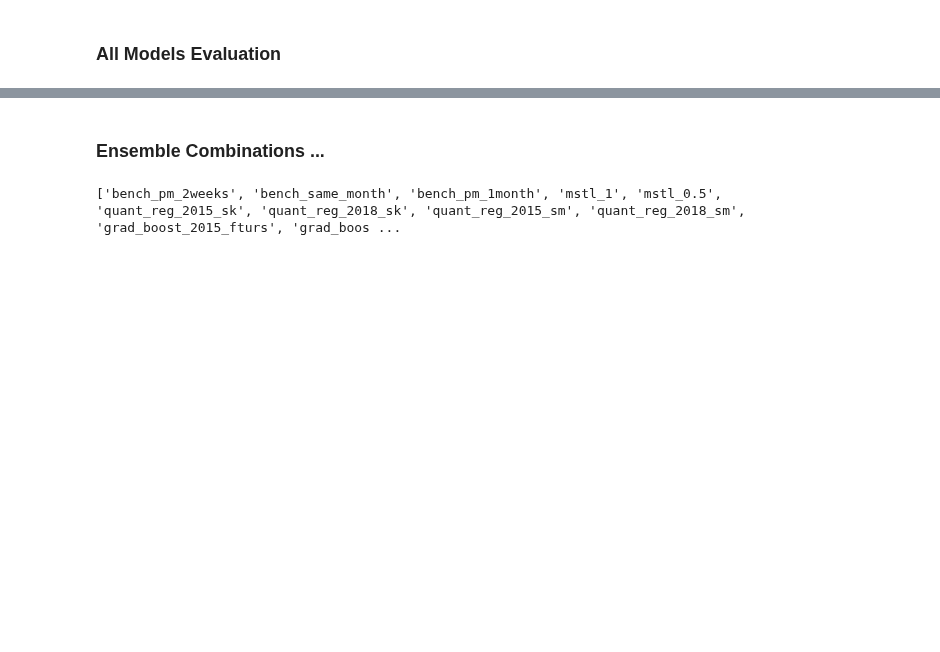
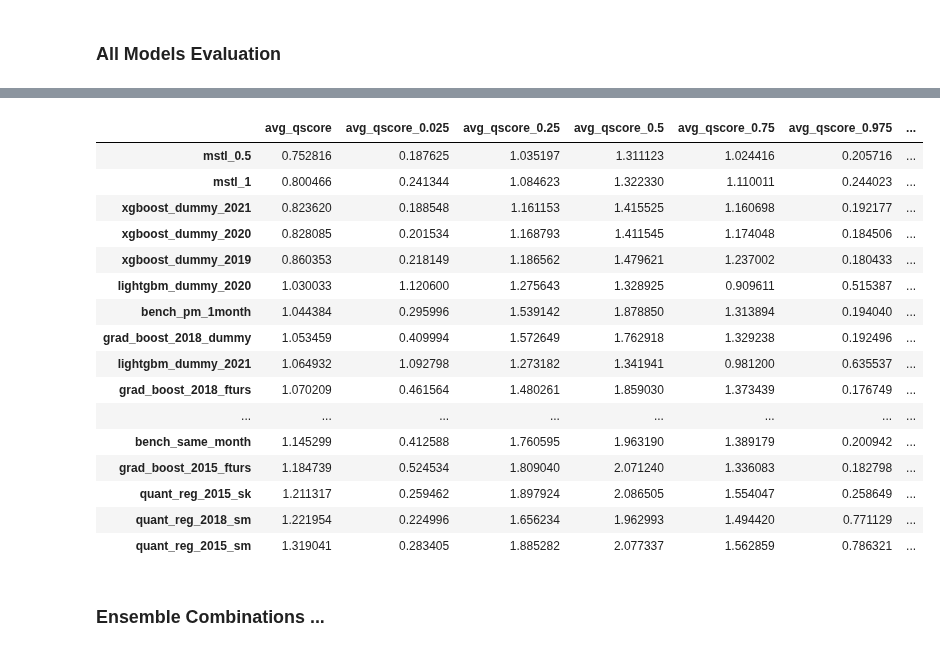
Before and after one commit to hikotei/2023_11-PTSFC, a Jupyter notebook: energy/2024_03_28 evaluate ensemble.ipynb, the cells around one changed output, grey strips where cells are left out. Drawn from its saved outputs; the diff is of its cells as text; code cells hidden in the pictures; blank space fills up the shorter version.

```diff
--- a/energy/2024_03_28 evaluate ensemble.ipynb
+++ b/energy/2024_03_28 evaluate ensemble.ipynb
@@ -106,9 +59,48 @@ dtype: object
+# %%
+input_dict = scores_dict
+all_weekly_df_dict = {}
+
+for week_key, weekly_scores in input_dict.items():
+
+    weekly_scores_df_out = pd.DataFrame(index=list(input_dict[list(input_dict.keys())[0]].keys()),
+                                    columns=['avg_qscore', 'avg_qscore_0.025', 'avg_qscore_0.25',
+                                             'avg_qscore_0.5', 'avg_qscore_0.75', 'avg_qscore_0.975'])
+
+    for key, model_scores in weekly_scores.items():
+
+        weekly_scores_df_out.loc[key, 'avg_qscore'] = model_scores.values.mean()
+        weekly_scores_df_out.loc[key, 'avg_qscore_0.025'] = model_scores.mean(axis=0).iloc[0]
+        weekly_scores_df_out.loc[key, 'avg_qscore_0.25'] = model_scores.mean(axis=0).iloc[1]
+        weekly_scores_df_out.loc[key, 'avg_qscore_0.5'] = model_scores.mean(axis=0).iloc[2]
+        weekly_scores_df_out.loc[key, 'avg_qscore_0.75'] = model_scores.mean(axis=0).iloc[3]
+        weekly_scores_df_out.loc[key, 'avg_qscore_0.975'] = model_scores.mean(axis=0).iloc[4]
+
+    all_weekly_df_dict[week_key] = weekly_scores_df_out
+
+# sum all dataframes in dict (all_weekly_df_dict) and take mean
+weekly_scores_df_out = pd.concat(all_weekly_df_dict.values())
+weekly_scores_df_out = weekly_scores_df_out.groupby(weekly_scores_df_out.index).mean()
+weekly_scores_df_out = weekly_scores_df_out.sort_values(by='avg_qscore', ascending=True)
+# highlight min value in each col
+display(weekly_scores_df_out.style.highlight_min(color = 'yellow', axis = 0))
+# %% [output]
+|  | avg_qscore | avg_qscore_0.025 | avg_qscore_0.25 | avg_qscore_0.5 | avg_qscore_0.75 | avg_qscore_0.975 | ... |
+| mstl_0.5 | 0.752816 | 0.187625 | 1.035197 | 1.311123 | 1.024416 | 0.205716 | ... |
+| mstl_1 | 0.800466 | 0.241344 | 1.084623 | 1.322330 | 1.110011 | 0.244023 | ... |
+| xgboost_dummy_2021 | 0.823620 | 0.188548 | 1.161153 | 1.415525 | 1.160698 | 0.192177 | ... |
+| xgboost_dummy_2020 | 0.828085 | 0.201534 | 1.168793 | 1.411545 | 1.174048 | 0.184506 | ... |
+| xgboost_dummy_2019 | 0.860353 | 0.218149 | 1.186562 | 1.479621 | 1.237002 | 0.180433 | ... |
+| lightgbm_dummy_2020 | 1.030033 | 1.120600 | 1.275643 | 1.328925 | 0.909611 | 0.515387 | ... |
+| bench_pm_1month | 1.044384 | 0.295996 | 1.539142 | 1.878850 | 1.313894 | 0.194040 | ... |
+| grad_boost_2018_dummy | 1.053459 | 0.409994 | 1.572649 | 1.762918 | 1.329238 | 0.192496 | ... |
+| lightgbm_dummy_2021 | 1.064932 | 1.092798 | 1.273182 | 1.341941 | 0.981200 | 0.635537 | ... |
+| grad_boost_2018_fturs | 1.070209 | 0.461564 | 1.480261 | 1.859030 | 1.373439 | 0.176749 | ... |
+| ... | ... | ... | ... | ... | ... | ... | ... |
+| bench_same_month | 1.145299 | 0.412588 | 1.760595 | 1.963190 | 1.389179 | 0.200942 | ... |
+| grad_boost_2015_fturs | 1.184739 | 0.524534 | 1.809040 | 2.071240 | 1.336083 | 0.182798 | ... |
+| quant_reg_2015_sk | 1.211317 | 0.259462 | 1.897924 | 2.086505 | 1.554047 | 0.258649 | ... |
+| quant_reg_2018_sm | 1.221954 | 0.224996 | 1.656234 | 1.962993 | 1.494420 | 0.771129 | ... |
+| quant_reg_2015_sm | 1.319041 | 0.283405 | 1.885282 | 2.077337 | 1.562859 | 0.786321 | ... |
 # %% [markdown]
 ### Ensemble Combinations ...
-# %%
-fcasts_dict_all = fcasts_dict
-all_models = list(fcasts_dict_all['2023-11-15'].keys())
-print(all_models)
-# %% [output]
-['bench_pm_2weeks', 'bench_same_month', 'bench_pm_1month', 'mstl_1', 'mstl_0.5', 'quant_reg_2015_sk', 'quant_reg_2018_sk', 'quant_reg_2015_sm', 'quant_reg_2018_sm', 'grad_boost_2015_fturs', 'grad_boos ...
 # %%
```
Also changed, not shown: parts of 9 cells of this notebook, 2 other files.
